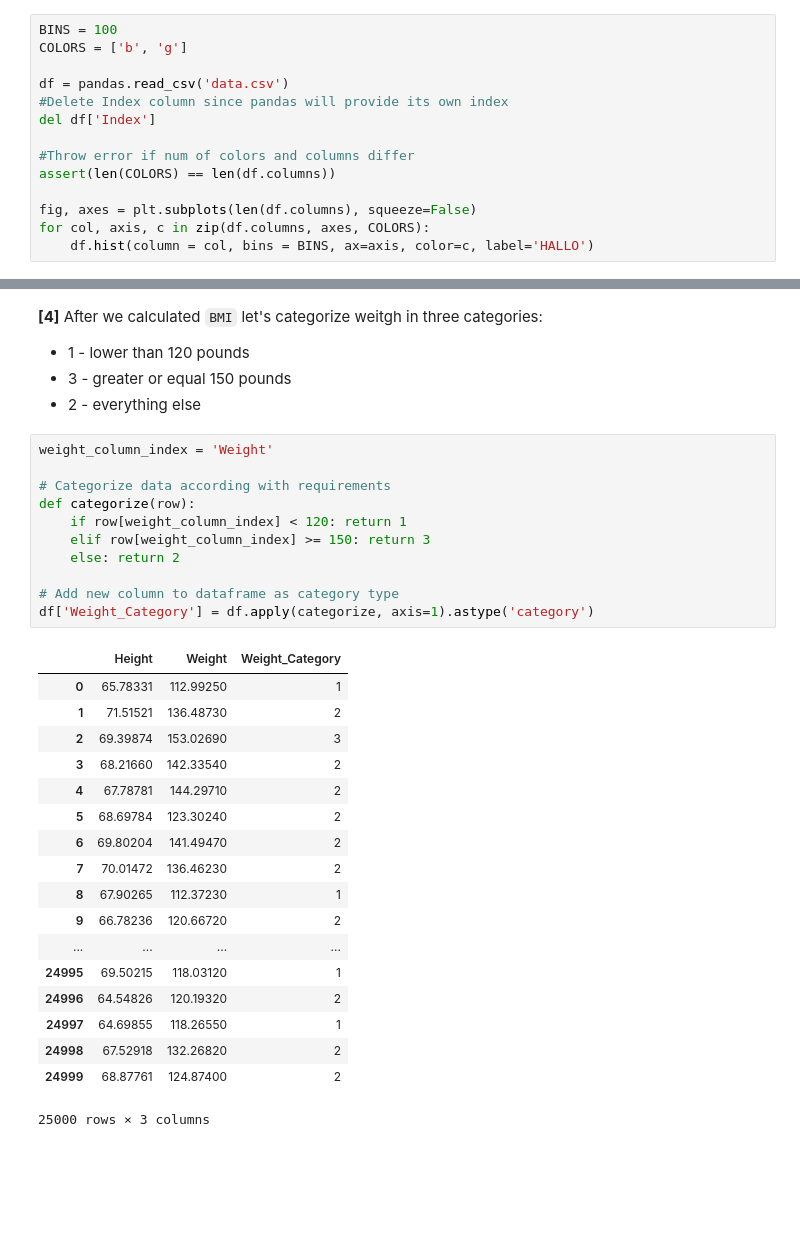
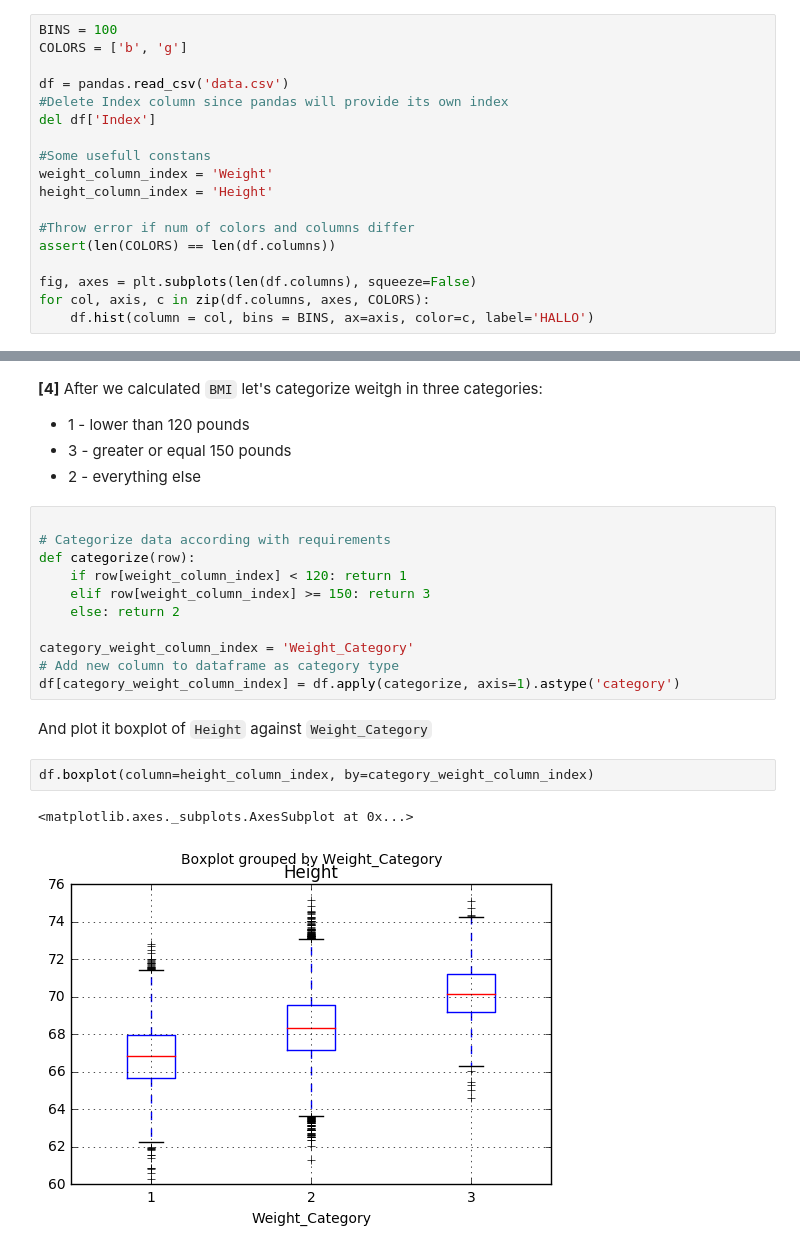
Before and after one commit to EvdokimovN/S7DataScience, a Jupyter notebook: S7DataScience.ipynb, the cells around one changed output, grey strips where cells are left out. Cells and saved outputs as stored; diff of their text form; blank space fills up the shorter version.

```diff
--- a/S7DataScience.ipynb
+++ b/S7DataScience.ipynb
@@ -14,6 +16,10 @@ df = pandas.read_csv('data.csv')
 #Delete Index column since pandas will provide its own index
 del df['Index']
 
+#Some usefull constans
+weight_column_index = 'Weight'
+height_column_index = 'Height'
+
 #Throw error if num of colors and columns differ
 assert(len(COLORS) == len(df.columns))
 
@@ -40,7 +47,6 @@ plt.scatter(x=df['Weight'], y=df['Height'])
 + 3 - greater or equal 150 pounds
 + 2 - everything else
 # %%
-weight_column_index = 'Weight'
 
 # Categorize data according with requirements
 def categorize(row):
@@ -48,24 +54,13 @@ def categorize(row):
     elif row[weight_column_index] >= 150: return 3
     else: return 2
 
+category_weight_column_index = 'Weight_Category'
 # Add new column to dataframe as category type
-df['Weight_Category'] = df.apply(categorize, axis=1).astype('category')
+df[category_weight_column_index] = df.apply(categorize, axis=1).astype('category')
-# %% [output]
-|  | Height | Weight | Weight_Category |
-| 0 | 65.78331 | 112.99250 | 1 |
-| 1 | 71.51521 | 136.48730 | 2 |
-| 2 | 69.39874 | 153.02690 | 3 |
-| 3 | 68.21660 | 142.33540 | 2 |
-| 4 | 67.78781 | 144.29710 | 2 |
-| 5 | 68.69784 | 123.30240 | 2 |
-| 6 | 69.80204 | 141.49470 | 2 |
-| 7 | 70.01472 | 136.46230 | 2 |
-| 8 | 67.90265 | 112.37230 | 1 |
-| 9 | 66.78236 | 120.66720 | 2 |
-| ... | ... | ... | ... |
-| 24995 | 69.50215 | 118.03120 | 1 |
-| 24996 | 64.54826 | 120.19320 | 2 |
-| 24997 | 64.69855 | 118.26550 | 1 |
-| 24998 | 67.52918 | 132.26820 | 2 |
-| 24999 | 68.87761 | 124.87400 | 2 |
-25000 rows × 3 columns
+# %% [markdown]
+And plot it boxplot of `Height` against `Weight_Category`
+# %%
+df.boxplot(column=height_column_index, by=category_weight_column_index)
+# %% [output]
+<matplotlib.axes._subplots.AxesSubplot at 0x...>
+[figure, added]
```
Also changed, not shown: parts of 7 cells of this notebook.
